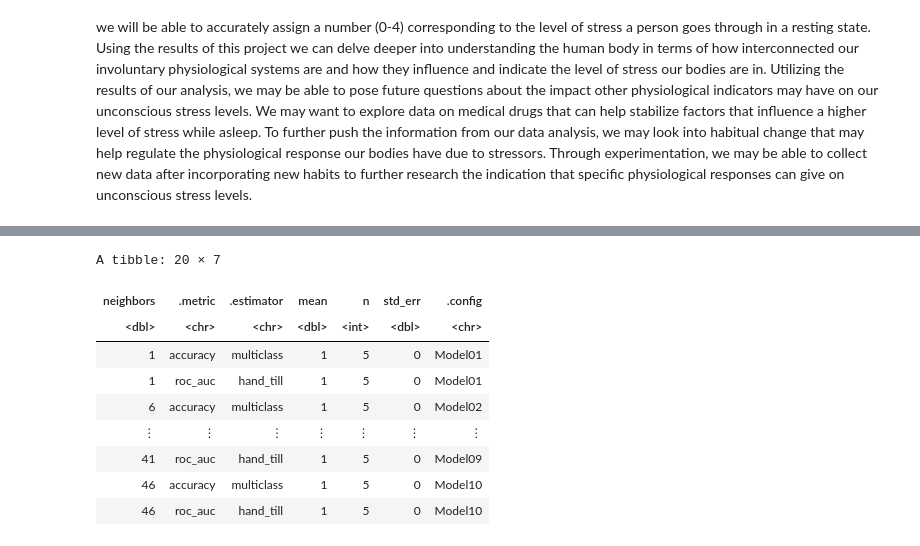
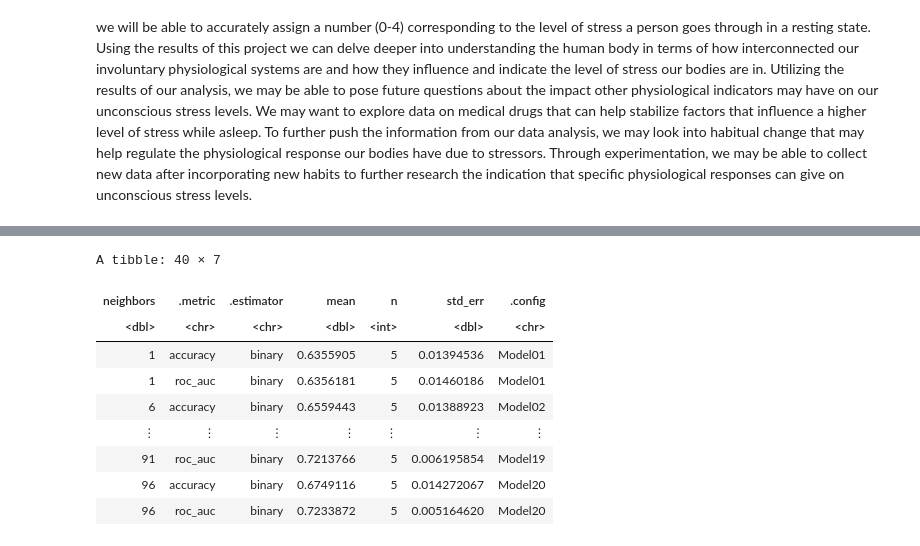
Before and after one commit to amasood01/Heart-Failure-Data--DSCI100, a Jupyter notebook: Group_project_report.ipynb, the cells around one changed output, grey strips where cells are left out. Saved outputs shown, nothing was run; the diff lists cells and outputs as text; code cells hidden in the pictures.

```diff
--- a/Group_project_report.ipynb
+++ b/Group_project_report.ipynb
@@ -226,0 +209,7 @@ classification code
+# %%
+set.seed(2000)
+heart_split <- initial_split(heart_new_coloumns, prop = 0.75, strata = HeartDisease)
+heart_train <- training(heart_split)
+heart_test <- testing(heart_split)
+heart_train
+heart_test
@@ -227,38 +237,34 @@ classification code
 # %%
 set.seed(2000)
-sleep_vfold <- vfold_cv(sleep_train, v = 5, strata = stress_levels)
+heart_vfold <- vfold_cv(heart_train, v = 5, strata = HeartDisease)
 # %%
-set.seed(2000)
-sleep_recipe <- recipe(stress_levels ~ . ,
-                       data = sleep_train) %>%
+heart_recipe <- recipe(HeartDisease ~ . ,
+                       data = heart_train) %>%
 step_scale(all_predictors()) %>%
 step_center(all_predictors())
 # %%
-set.seed(2000)
-sleep_spec <- nearest_neighbor(weight_func = "rectangular", neighbors = tune()) %>%
+heart_spec <- nearest_neighbor(weight_func = "rectangular", neighbors = tune()) %>%
 set_engine("kknn") %>%
 set_mode("classification")
 # %%
+kvals <- tibble(neighbors = seq(from = 1, to = 100, by = 5))
 
-set.seed(2000)
-kvals <- tibble(neighbors = seq(from = 1, to = 50, by = 5))
-
-sleep_workflow <- workflow() %>%
-add_recipe(sleep_recipe) %>%
-add_model(sleep_spec)%>%
-tune_grid(resamples = sleep_vfold, grid = kvals ) %>%
+heart_workflow <- workflow() %>%
+add_recipe(heart_recipe) %>%
+add_model(heart_spec)%>%
+tune_grid(resamples = heart_vfold, grid = kvals ) %>%
 collect_metrics()
-sleep_workflow
+heart_workflow
 # %% [output]
-A tibble: 20 × 7
+A tibble: 40 × 7
 | neighbors | .metric | .estimator | mean | n | std_err | .config |
 | <dbl> | <chr> | <chr> | <dbl> | <int> | <dbl> | <chr> |
-| 1 | accuracy | multiclass | 1 | 5 | 0 | Model01 |
-| 1 | roc_auc | hand_till | 1 | 5 | 0 | Model01 |
-| 6 | accuracy | multiclass | 1 | 5 | 0 | Model02 |
+| 1 | accuracy | binary | 0.6355905 | 5 | 0.01394536 | Model01 |
+| 1 | roc_auc | binary | 0.6356181 | 5 | 0.01460186 | Model01 |
+| 6 | accuracy | binary | 0.6559443 | 5 | 0.01388923 | Model02 |
 | ⋮ | ⋮ | ⋮ | ⋮ | ⋮ | ⋮ | ⋮ |
-| 41 | roc_auc | hand_till | 1 | 5 | 0 | Model09 |
-| 46 | accuracy | multiclass | 1 | 5 | 0 | Model10 |
-| 46 | roc_auc | hand_till | 1 | 5 | 0 | Model10 |
+| 91 | roc_auc | binary | 0.7213766 | 5 | 0.006195854 | Model19 |
+| 96 | accuracy | binary | 0.6749116 | 5 | 0.014272067 | Model20 |
+| 96 | roc_auc | binary | 0.7233872 | 5 | 0.005164620 | Model20 |
 # %%
 set.seed(2000)
```
Also changed, not shown: parts of 32 cells of this notebook.
